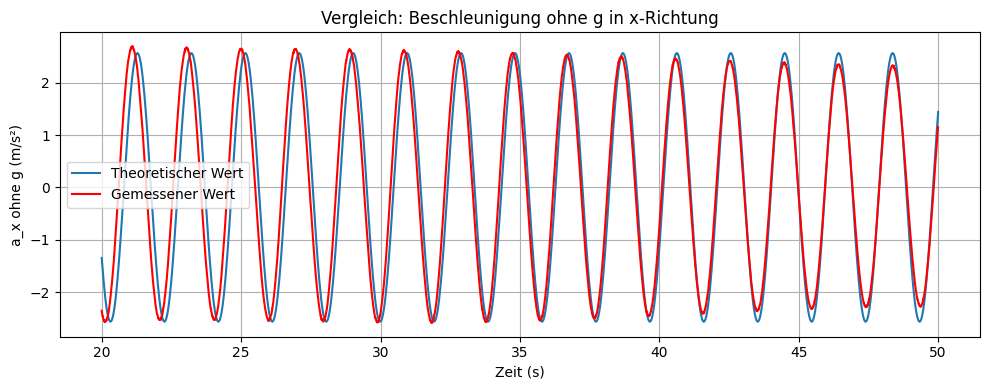
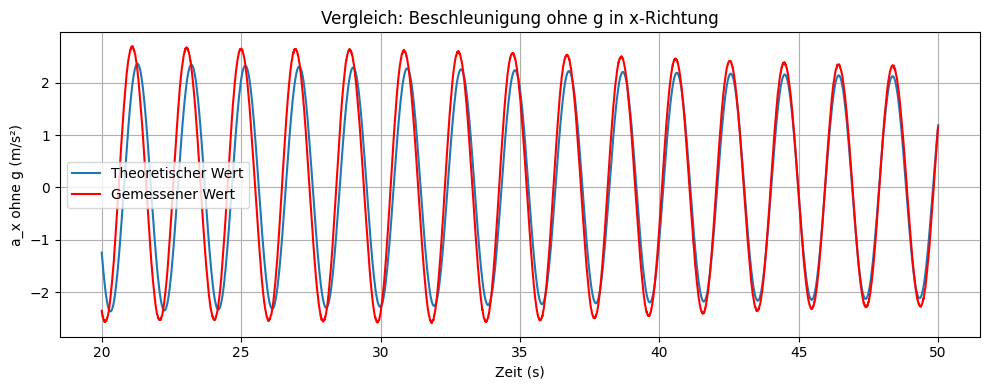
The change to this notebook cell's code, shown as a diff; its figure went from the first image to the second:
--- before
+++ after
@@ -16,10 +16,11 @@
 phi0 = 0.2618
 l = 0.93
+delta = 0.0039
 
 # Neue Zeitachse für theoretische Kurve im Bereich 20-50s
 time_theo = np.linspace(20, 50, 1000)
-a_x_theo = l * phi0 * omega**2 * np.cos(omega * time_theo)
+a_x_theo = l * phi0 * omega**2 * np.cos(omega * time_theo) * np.exp(-delta * time_theo)
 a_y_theo = 0 * time_theo
-a_z_theo = - l * phi0 * frequency * 2 * np.pi * np.sin(frequency * 2 * np.pi * time_theo)
+a_z_theo = - l * phi0 * frequency * 2 * np.pi * np.sin(frequency * 2 * np.pi * time_theo) * np.exp(-delta * time_theo)
 
 # Plot für a_x
@@ -41,5 +42,5 @@
 plt.xlabel("Zeit (s)")
 plt.ylabel("a_x ohne g (m/s²)")
-plt.title("Vergleich: Beschleunigung ohne g in x-Richtung")
+plt.title("Vergleich: Beschleunigung ohne g in y-Richtung")
 plt.grid(True)
 plt.legend()
@@ -53,5 +54,5 @@
 plt.xlabel("Zeit (s)")
 plt.ylabel("a_x ohne g (m/s²)")
-plt.title("Vergleich: Beschleunigung ohne g in x-Richtung")
+plt.title("Vergleich: Beschleunigung ohne g in z-Richtung")
 plt.grid(True)
 plt.legend()

Commit: dämpfung bei 5 hinzugefügt